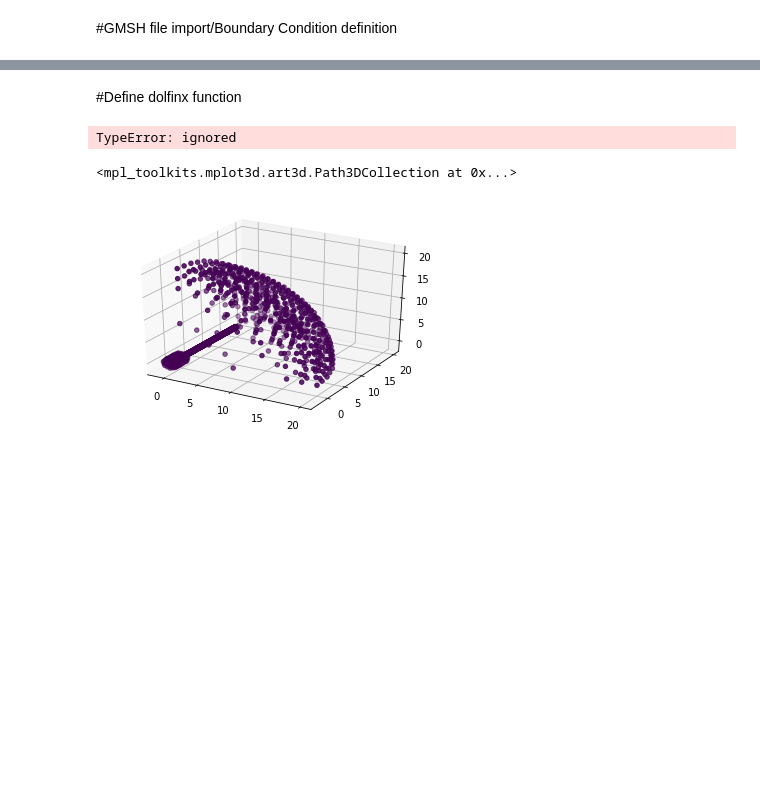
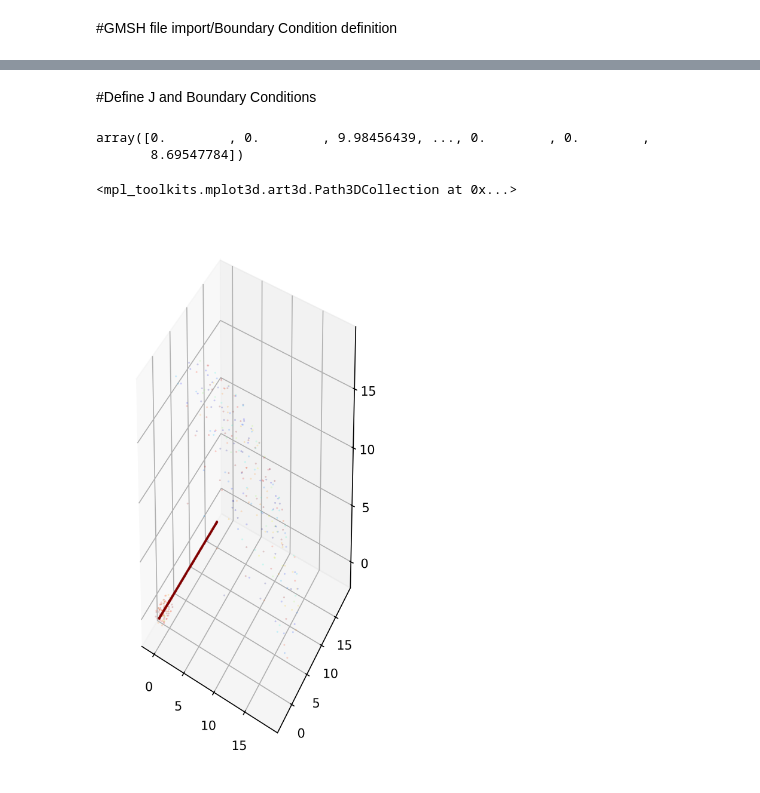
Before and after one commit to dr-kinder/electrodynamics, a Jupyter notebook: Final_Project_Antenna.ipynb, the cells around one changed output, grey strips where cells are left out. Saved outputs shown, nothing was run; the diff lists cells and outputs as text; code cells hidden in the pictures; blank space fills up the shorter version.

```diff
--- a/Final_Project_Antenna.ipynb
+++ b/Final_Project_Antenna.ipynb
@@ -151,13 +151,13 @@ k0 = n0 * omega / c
 # %%
 # #Vectors for boundary conditions
 # n_hat = ufl.FacetNormal()
-# %% [markdown]
-#Define dolfinx function
+# %% [markdown]
+#Define J and Boundary Conditions
 # %%
 import multiphenicsx.fem
 import multiphenicsx.io
 # %%
-V = dolfinx.fem.FunctionSpace(domain, ("Lagrange", 2))
+
 x = ufl.SpatialCoordinate(domain)
 #Dirichlet = boundary condition function constant
 #Neumann = boundary condition function derivative constant
@@ -169,71 +169,43 @@ x = ufl.SpatialCoordinate(domain)
 #Use multipheics to observe what the output of the tags are and then set BC's accordingly
 #Look at magnetic field ring equation to see how current density was used to set current densities in different wires (i.e areas w/ tags having some current density)
 
-#First we have to set the boundary conditions because the
-def uD_function(t):
-    return lambda x: J0*np.cos(2*np.pi*x[2]) #Jz = J0 * cos(2piZ/lambda) "ask if decaying expontial is correct here?"
-    # return lambda x: x[1] * np.cos(t)
+# #First we have to set the boundary conditions because the
+# def uD_function(t):
+#     return lambda x: J0*np.cos(2*np.pi*x[2]) #Jz = J0 * cos(2piZ/lambda) "ask if decaying expontial is correct here?"
+#     # return lambda x: x[1] * np.cos(t)
 
-# Turn this function definition into a time-dependent function on the mesh.
-uD = fem.Function(V)
+# # Turn this function definition into a time-dependent function on the mesh.
+# uD = fem.Function(V)
 
-# Initialize the function for t=0.
-t = 0
-uD.interpolate(uD_function(t))
-
-# multiphenicsx.io.plot_scalar_field(uD, "uD")
-
-# Get the list of materials.
-material_tags = np.unique(cell_tags.values)
-
-# Only some regions carry current. Initialize all current densities to zero.
-
+# # Initialize the function for t=0.
+# t = 0
+# uD.interpolate(uD_function(t))
 
 # Define functions for current density and magnetic permeability.
-Q = dolfinx.fem.VectorFunctionSpace(domain, ("Lagrange", 2))
+Q = dolfinx.fem.VectorFunctionSpace(domain, ("DG", 0))
 J = dolfinx.fem.Function(Q)
-expr = fem.Expression(ufl.as_vector((0, 0, J0*np.cos(2*np.pi*x[2]))), Q.element.interpolation_points())
+expr = fem.Expression(ufl.as_vector((0, 0, J0*ufl.cos(2*np.pi*x[2]/4))), Q.element.interpolation_points())
 J.interpolate(expr)
 
 # multiphenicsx.io.plot_vector_field(J, "J")
 
 # Only some regions carry current. Initialize all current densities to zero.
 J.x.array[:]
-
-# multiphenicsx.io.plot_vector_field(J, "J")
-
-# Now, cycle over all objects and assign material properties.
-# for tag in material_tags:
-#     cells = cell_tags.find(tag)
-
-#     # Set nonzero current densities.
-#     if tag != 20:
-#         J.x.array[cells] = np.full_like(cells, 0.0, dtype=petsc.ScalarType)
-
-multiphenicsx.io.plot_vector_field(J, "J")
-
-# phi0 = V0*ufl.exp(1j*(k0*x[2] - omega))
-
-# # Define the trial and test functions.
-# u = ufl.TrialFunction(V)
-# v = ufl.TestFunction(V)
 # %% [output]
-TypeError: ignored
+array([0.        , 0.        , 9.98456439, ..., 0.        , 0.        ,
+       8.69547784])
 # %%
-coordinates = Q.tabulate_dof_coordinates()
-x = coordinates[:,0]
-y = coordinates[:,1]
-z = coordinates[:,2]
-j_vals = J.x.array.reshape(-1, 3)
-jx = j_vals[:,0]
-jy = j_vals[:,1]
-jz = j_vals[:,2]
-
 from mpl_toolkits import mplot3d
 import matplotlib.pyplot as plt
-fig = plt.figure()
+coordinates = Q.tabulate_dof_coordinates()
+xx = coordinates[:,0]
+yy = coordinates[:,1]
+zz = coordinates[:,2]
+j_vals = J.x.array.reshape(-1, 3)
+
+fig = plt.figure(dpi=300, figsize=(4,8))
 Ax = fig.add_subplot(projection = "3d")
-Ax.scatter3D(x, y, z, c = jy)
+Ax.scatter3D(xx, yy, zz, c=j_vals[:,2], cmap='jet', s=0.2, alpha=0.2)
 # %% [output]
 <mpl_toolkits.mplot3d.art3d.Path3DCollection at 0x...>
-[figure, old version]
+[figure, new version]
```
Also changed, not shown: parts of 8 cells of this notebook.
